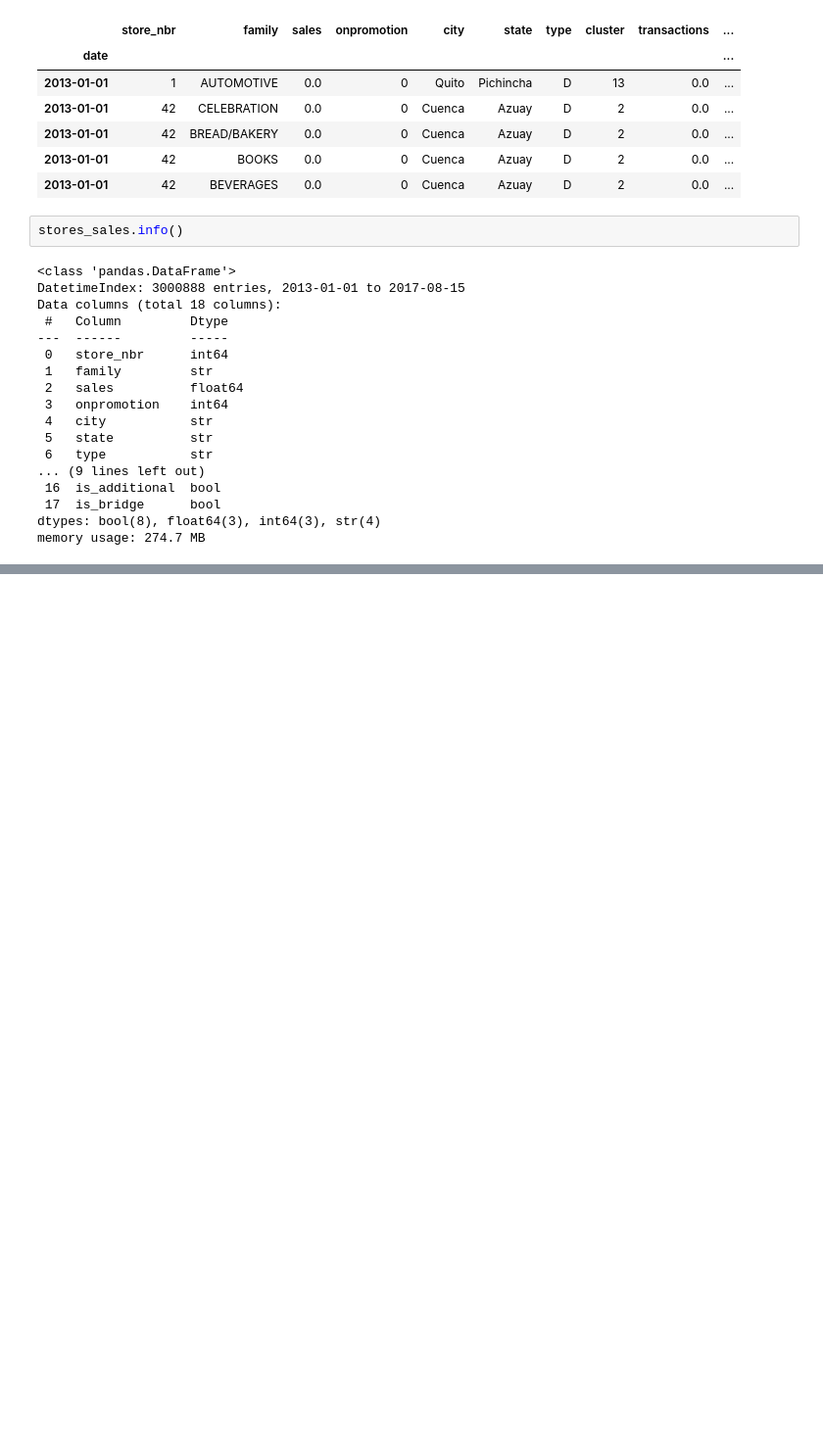
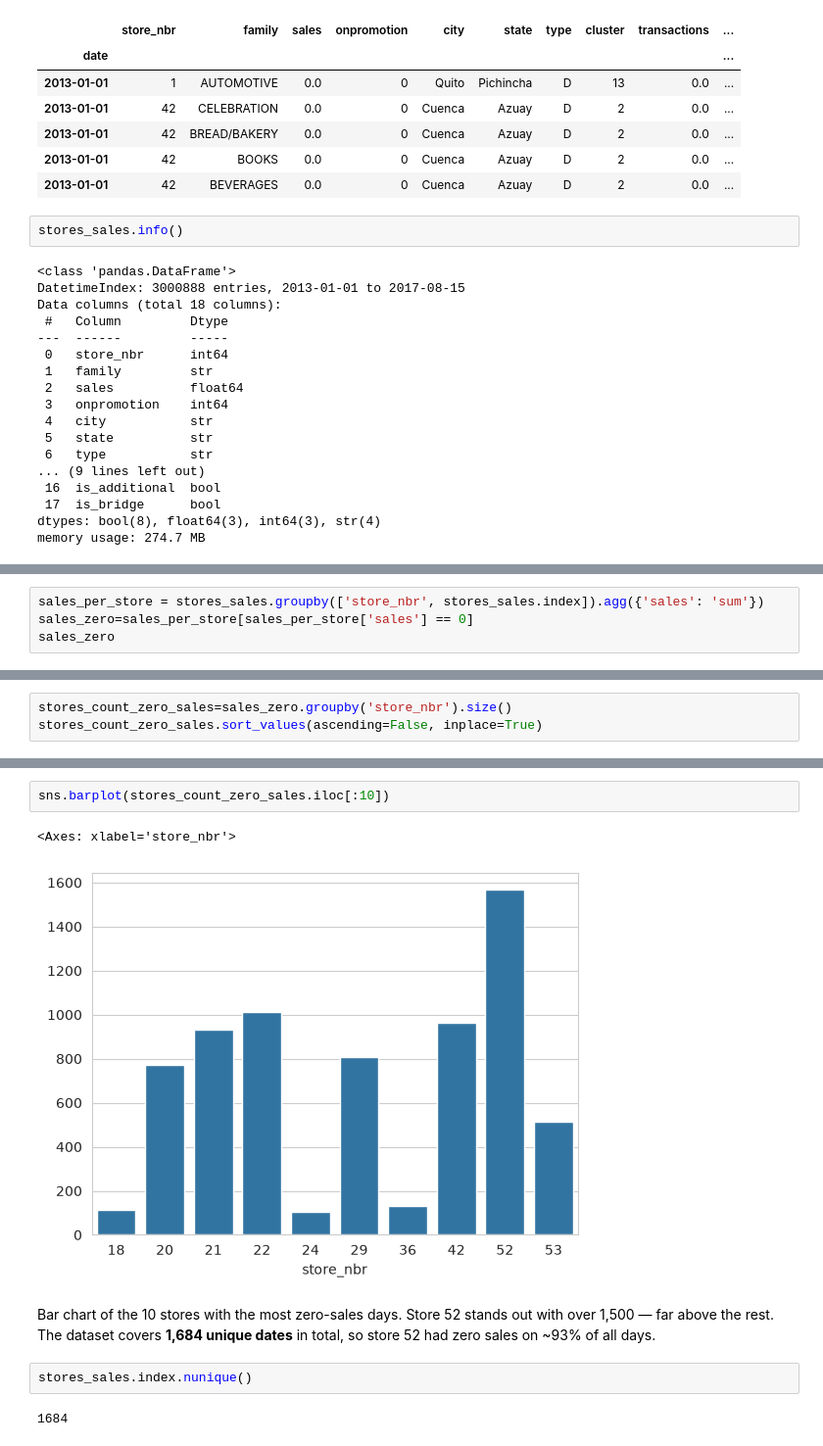
Before and after one commit to AlejandroBeldaFernandez/Store-Sales, a Jupyter notebook: Store Sales.ipynb, the cells around one changed output, grey strips where cells are left out. Shown at 98% size. Saved outputs shown, nothing was run; the diff lists cells and outputs as text; blank space fills up the shorter version.

```diff
--- a/Store Sales.ipynb
+++ b/Store Sales.ipynb
@@ -453,0 +522,4 @@ memory usage: 274.7 MB
+# %%
+sales_per_store = stores_sales.groupby(['store_nbr', stores_sales.index]).agg({'sales': 'sum'})
+sales_zero=sales_per_store[sales_per_store['sales'] == 0]
+sales_zero
@@ -453,0 +543,3 @@ memory usage: 274.7 MB
+# %%
+stores_count_zero_sales=sales_zero.groupby('store_nbr').size()
+stores_count_zero_sales.sort_values(ascending=False, inplace=True)
@@ -453,0 +564,11 @@ memory usage: 274.7 MB
+# %%
+sns.barplot(stores_count_zero_sales.iloc[:10])
+# %% [output]
+<Axes: xlabel='store_nbr'>
+[figure, added]
+# %% [markdown]
+Bar chart of the 10 stores with the most zero-sales days. Store 52 stands out with over 1,500 — far above the rest. The dataset covers **1,684 unique dates** in total, so store 52 had zero sales on ~93% of all days.
+# %%
+stores_sales.index.nunique()
+# %% [output]
+1684
```
Also changed, not shown: parts of 83 cells of this notebook.
